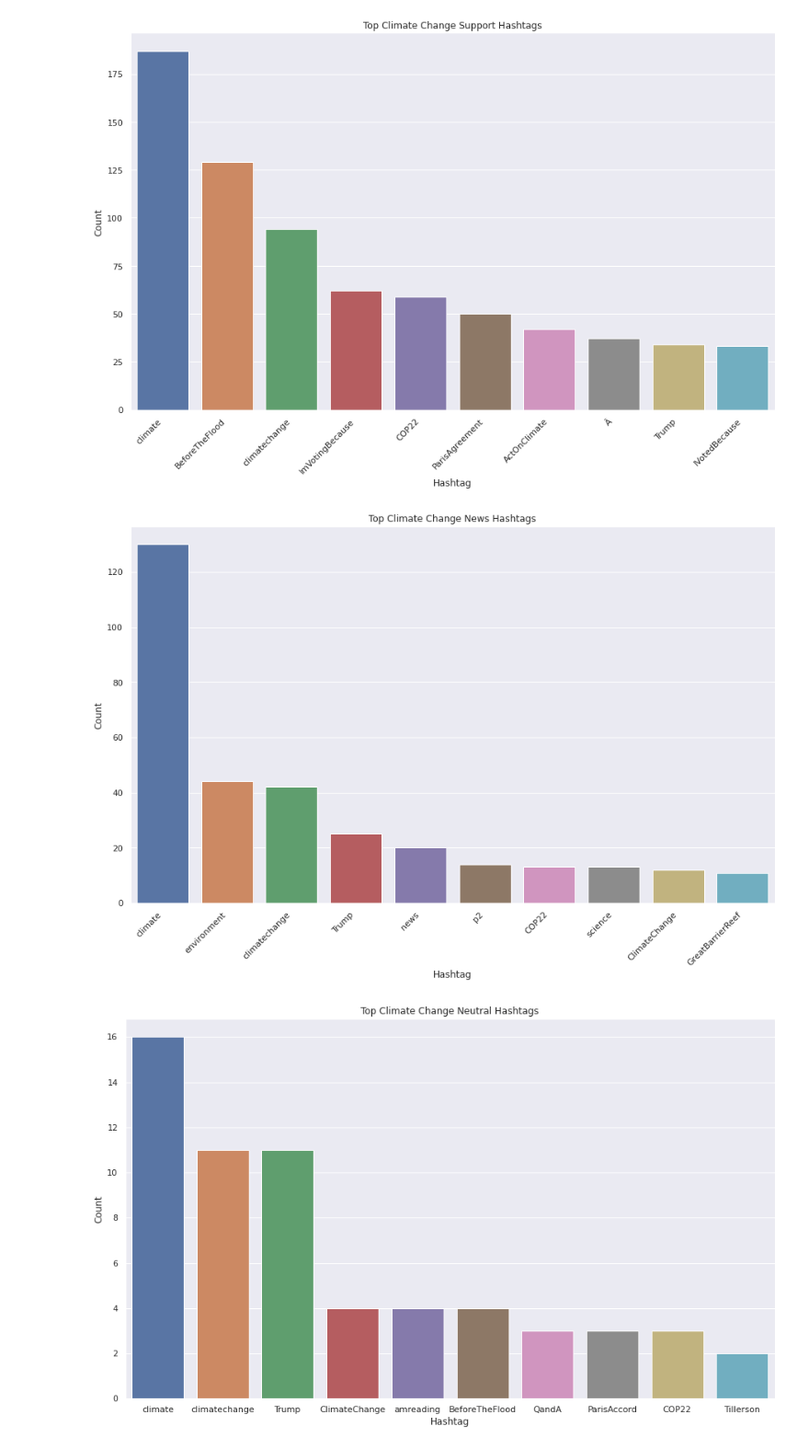
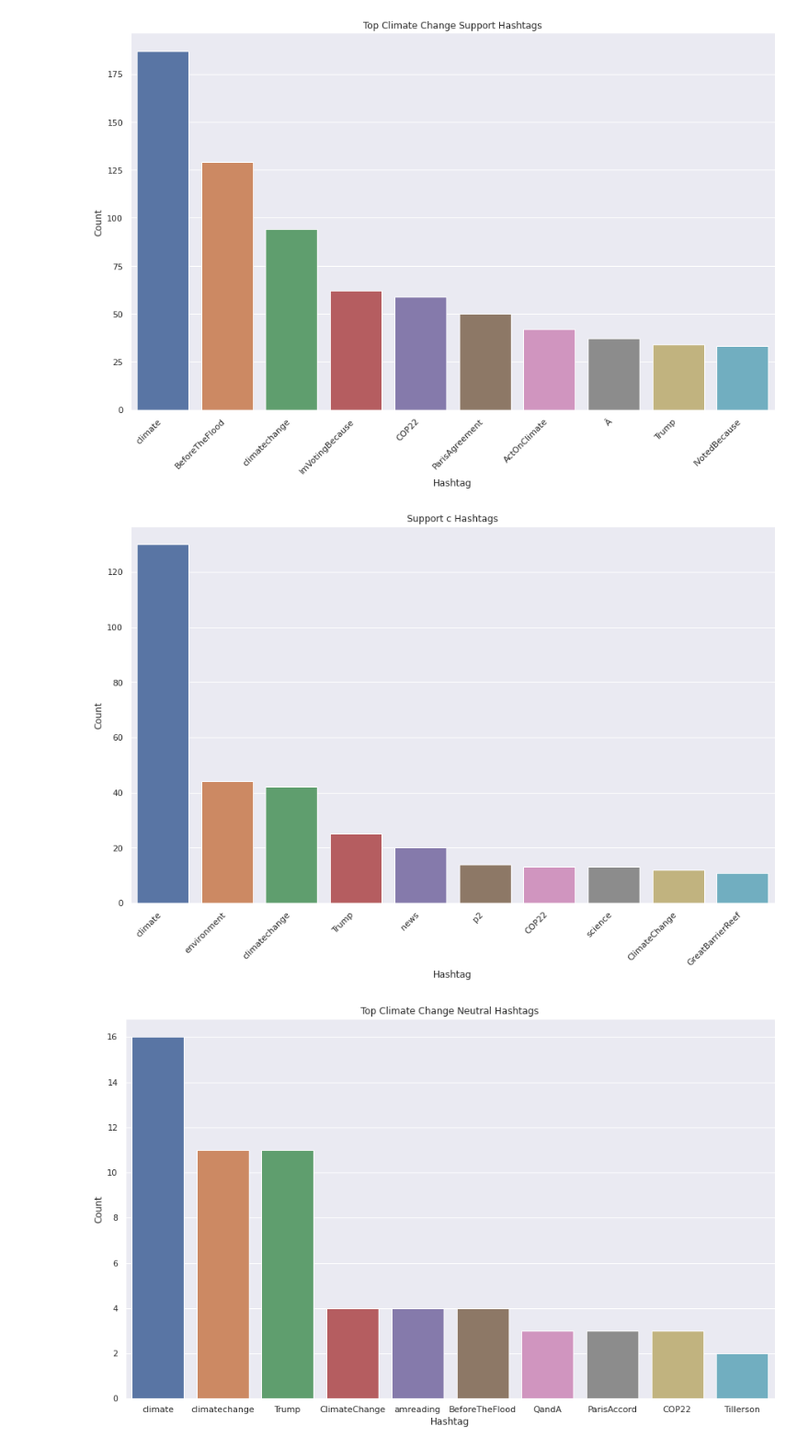
Before and after one commit to kabirodavies/NLP-Tweet-Sentiment-Analysis, a Jupyter notebook: Climate_Change_Belief_Analysis.ipynb, the cells around one changed output. Shown at 92% size. Cells and saved outputs as stored; diff of their text form; code cells hidden in the pictures.

```diff
--- a/Climate_Change_Belief_Analysis.ipynb
+++ b/Climate_Change_Belief_Analysis.ipynb
@@ -593,17 +584,17 @@ None #don't show the label objects
 # %%
 # select top 10 news hashtags
 news_tags = news_tags.nlargest(columns='Count', n=10)
 plt.figure(figsize=(15,9))
 chart = sns.barplot(
     data=news_tags,
     x='Hashtag', y='Count'
 )
-plt.title('Top Climate Change News Hashtags')
+plt.title('Support c Hashtags')
 chart.set_xticklabels(chart.get_xticklabels(), rotation=45, horizontalalignment='right')
 
 None #don't show the label objects
 # %% [output]
-[figure, old version]
+[figure, new version]
 # %%
 # select top 10 neutral hashtags
 neutral_tags = neutral_tags.nlargest(columns='Count', n=10)
```
Also changed, not shown: parts of 19 cells of this notebook.
